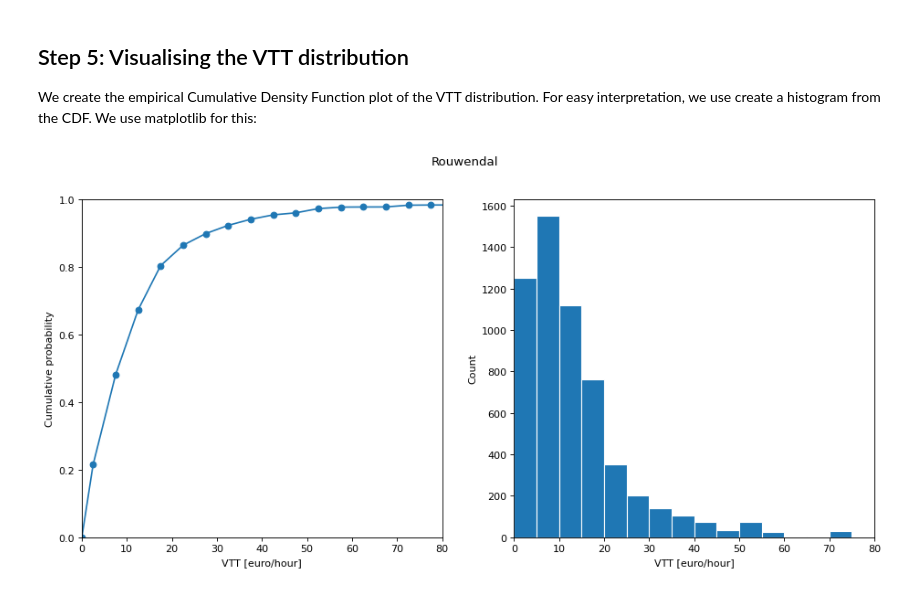
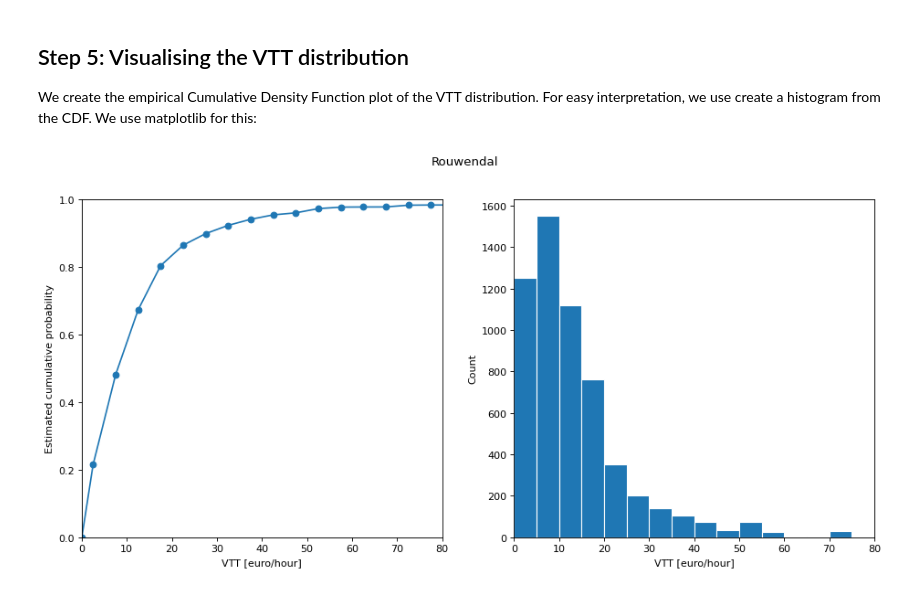
Before and after one commit to ighdez/py-np4vtt, a Jupyter notebook: examples/rouwendal.ipynb, the cells around one changed output. Drawn from its saved outputs; the diff is of its cells as text; code cells hidden in the pictures.

```diff
--- a/examples/rouwendal.ipynb
+++ b/examples/rouwendal.ipynb
@@ -188,22 +188,23 @@ We use matplotlib for this:
 # %%
 import matplotlib.pyplot as plt
 import numpy as np
 
 fig, ax = plt.subplots(1,2,figsize=(14,6), dpi=80)
 
 # Plot CDF
 ax[0].plot(vtt_mid,p,marker='o')
 ax[0].set_xlim(0,80)
 ax[0].set_ylim(0,1)
 ax[0].set_xlabel('VTT [euro/hour]')
-ax[0].set_ylabel('Cumulative probability')
+ax[0].set_ylabel('Estimated cumulative probability')
 
 # Plot histogram
 ax[1].set_xlim(0,80)
 ax[1].set_xlabel('VTT [euro/hour]')
 ax[1].set_ylabel('Count')
 ax[1].hist(vtt, bins = vtt_grid,edgecolor="white")
 fig.suptitle('Rouwendal')
+plt.savefig('outcomes/rouwendal.png')
 plt.show()
 # %% [output]
-[figure, old version]
+[figure, new version]
```
Also changed, not shown: parts of 1 cell of this notebook, 12 other files.
